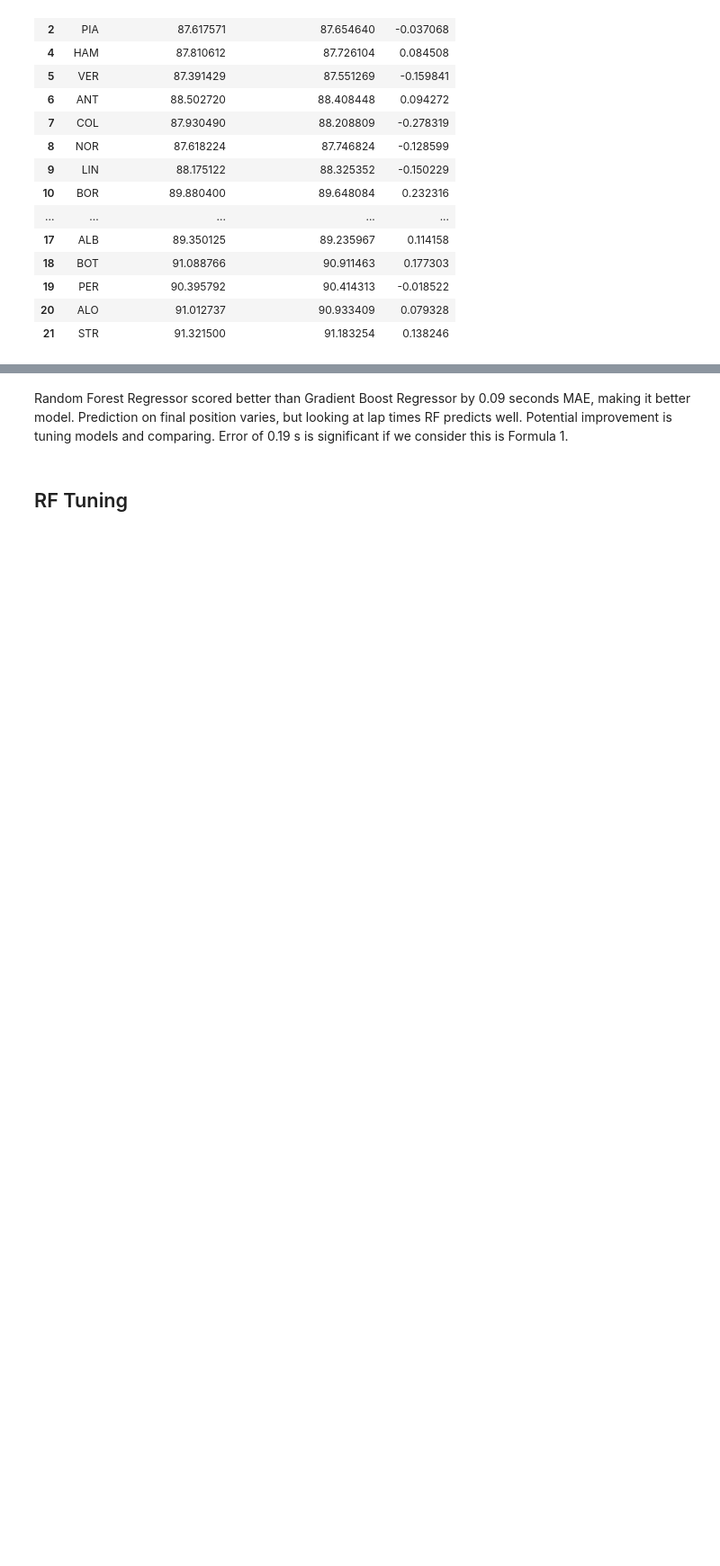
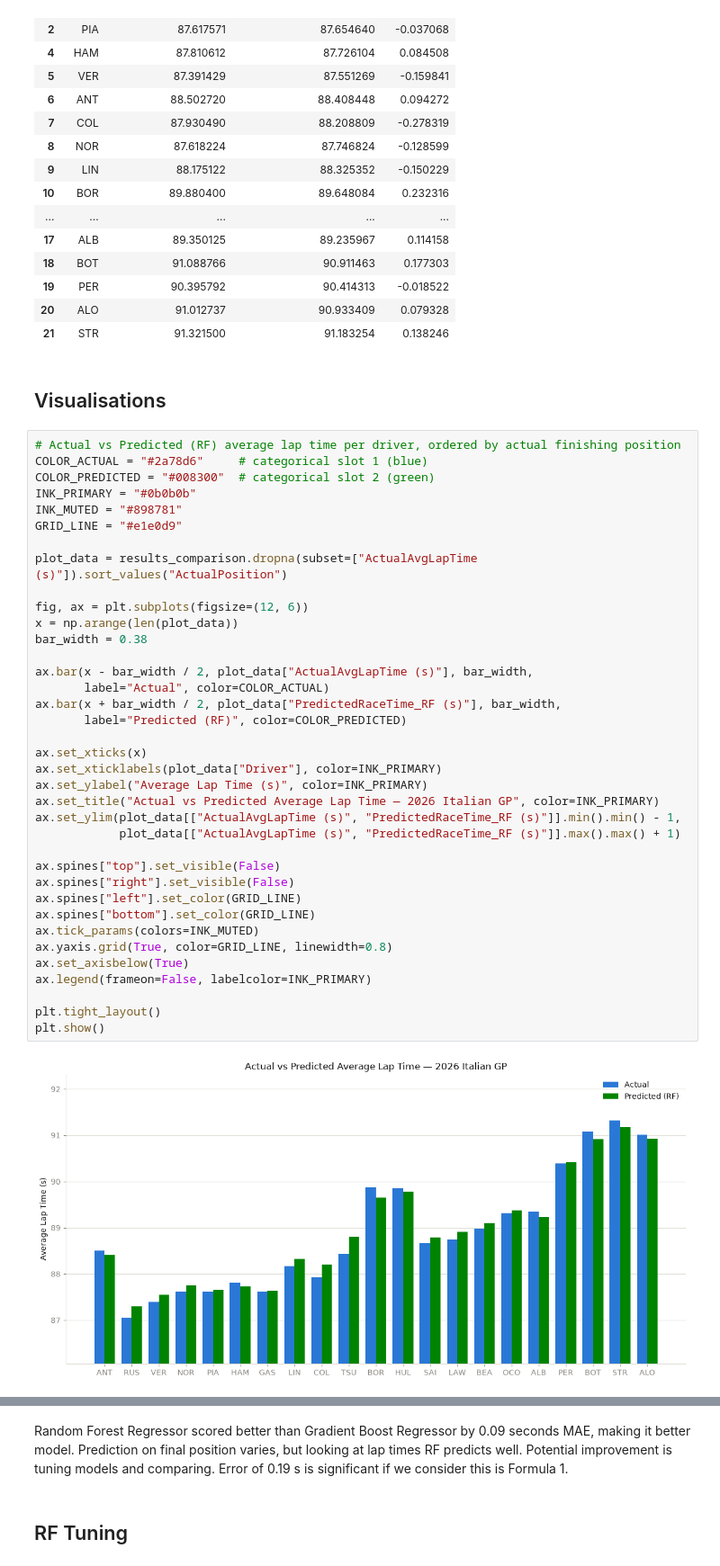
Before and after one commit to imgabrielas/F1-Enthusiast, a Jupyter notebook: Round_13_ItalianGP.ipynb, the cells around one changed output, grey strips where cells are left out. Shown at 90% size. Saved outputs shown, nothing was run; the diff lists cells and outputs as text; blank space fills up the shorter version.

Commit message:
visualisation italianGP

```diff
--- a/Round_13_ItalianGP.ipynb
+++ b/Round_13_ItalianGP.ipynb
@@ -238,3 +238,44 @@ lap_time_comparison
 | 19 | PER | 90.395792 | 90.414313 | -0.018522 |
 | 20 | ALO | 91.012737 | 90.933409 | 0.079328 |
 | 21 | STR | 91.321500 | 91.183254 | 0.138246 |
+# %% [markdown]
+## Visualisations
+# %%
+# Actual vs Predicted (RF) average lap time per driver, ordered by actual finishing position
+COLOR_ACTUAL = "#2a78d6"     # categorical slot 1 (blue)
+COLOR_PREDICTED = "#008300"  # categorical slot 2 (green)
+INK_PRIMARY = "#0b0b0b"
+INK_MUTED = "#898781"
+GRID_LINE = "#e1e0d9"
+
+plot_data = results_comparison.dropna(subset=["ActualAvgLapTime (s)"]).sort_values("ActualPosition")
+
+fig, ax = plt.subplots(figsize=(12, 6))
+x = np.arange(len(plot_data))
+bar_width = 0.38
+
+ax.bar(x - bar_width / 2, plot_data["ActualAvgLapTime (s)"], bar_width,
+       label="Actual", color=COLOR_ACTUAL)
+ax.bar(x + bar_width / 2, plot_data["PredictedRaceTime_RF (s)"], bar_width,
+       label="Predicted (RF)", color=COLOR_PREDICTED)
+
+ax.set_xticks(x)
+ax.set_xticklabels(plot_data["Driver"], color=INK_PRIMARY)
+ax.set_ylabel("Average Lap Time (s)", color=INK_PRIMARY)
+ax.set_title("Actual vs Predicted Average Lap Time — 2026 Italian GP", color=INK_PRIMARY)
+ax.set_ylim(plot_data[["ActualAvgLapTime (s)", "PredictedRaceTime_RF (s)"]].min().min() - 1,
+            plot_data[["ActualAvgLapTime (s)", "PredictedRaceTime_RF (s)"]].max().max() + 1)
+
+ax.spines["top"].set_visible(False)
+ax.spines["right"].set_visible(False)
+ax.spines["left"].set_color(GRID_LINE)
+ax.spines["bottom"].set_color(GRID_LINE)
+ax.tick_params(colors=INK_MUTED)
+ax.yaxis.grid(True, color=GRID_LINE, linewidth=0.8)
+ax.set_axisbelow(True)
+ax.legend(frameon=False, labelcolor=INK_PRIMARY)
+
+plt.tight_layout()
+plt.show()
+# %% [output]
+[figure, added]
```
Also changed, not shown: parts of 1 cell of this notebook, 1 other file.
